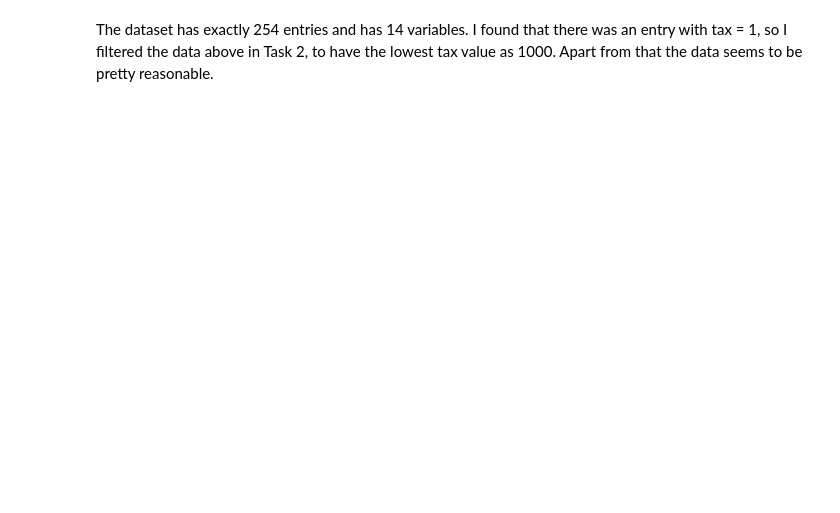
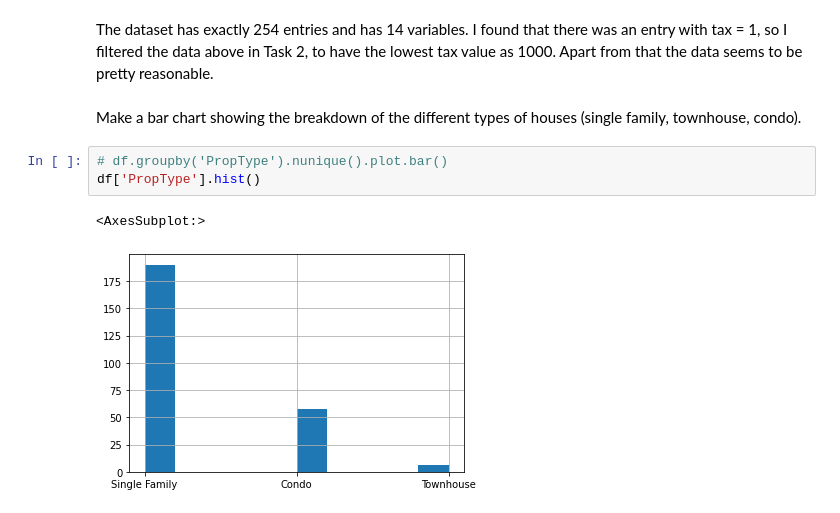
Before and after one commit to UtahMSD/anirudhLath, a Jupyter notebook: CS6017/dsProject/assignment02/HW2.ipynb, the cells around one changed output. Cells and saved outputs as stored; diff of their text form; blank space fills up the shorter version.

```diff
--- a/CS6017/dsProject/assignment02/HW2.ipynb
+++ b/CS6017/dsProject/assignment02/HW2.ipynb
@@ -102,3 +104,11 @@ df.describe()
 | max | 0.690000 | 5.000000 | 5.000000 | 40.791059 | -111.843083 | 1000000.000000 | 3.000000 | 8.000000 | 980000.000000 | 9205.000000 | ... |
 # %% [markdown]
 The dataset has exactly 254 entries and has 14 variables. I found that there was an entry with tax = 1, so I filtered the data above in Task 2, to have the lowest tax value as 1000. Apart from that the data seems to be pretty reasonable.
+# %% [markdown]
+Make a bar chart showing the breakdown of the different types of houses (single family, townhouse, condo).
+# %%
+# df.groupby('PropType').nunique().plot.bar()
+df['PropType'].hist()
+# %% [output]
+<AxesSubplot:>
+[figure, added]
```
Also changed, not shown: parts of 6 cells of this notebook.
